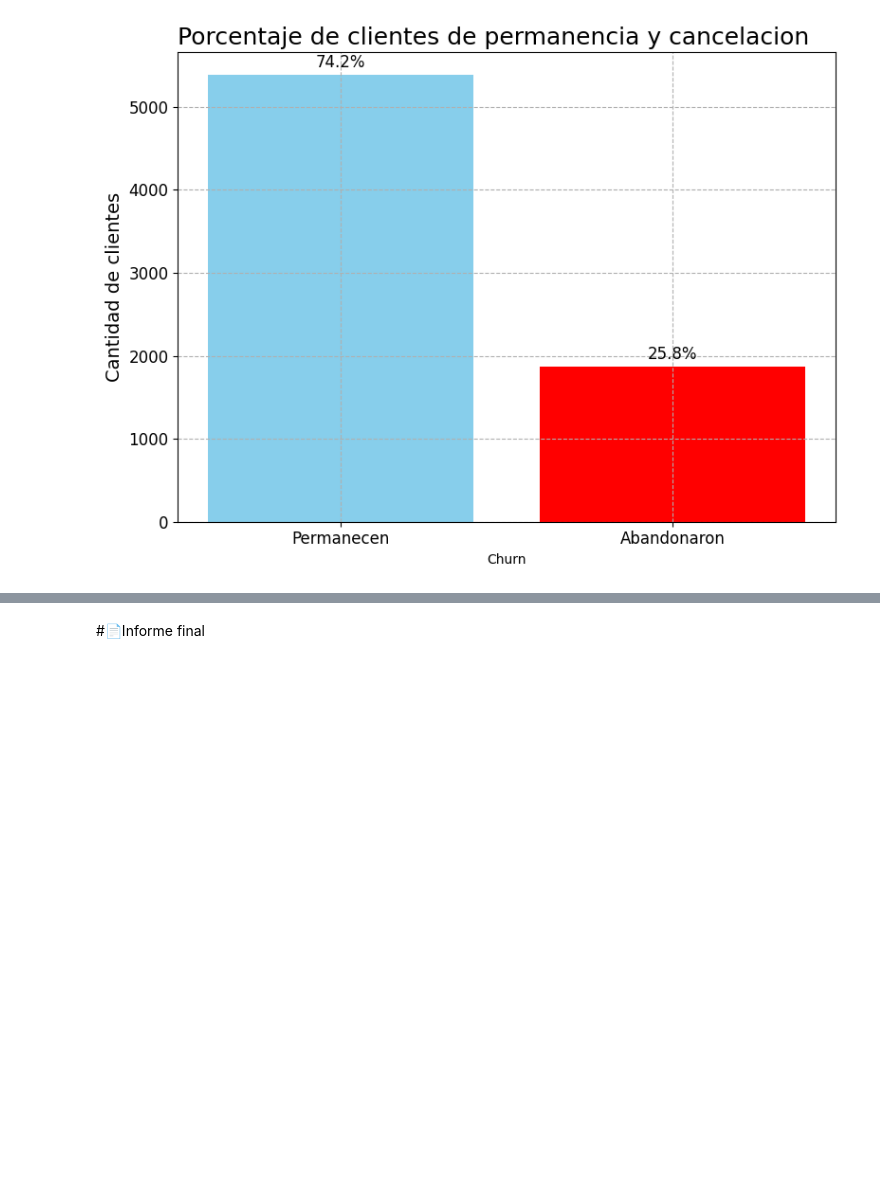
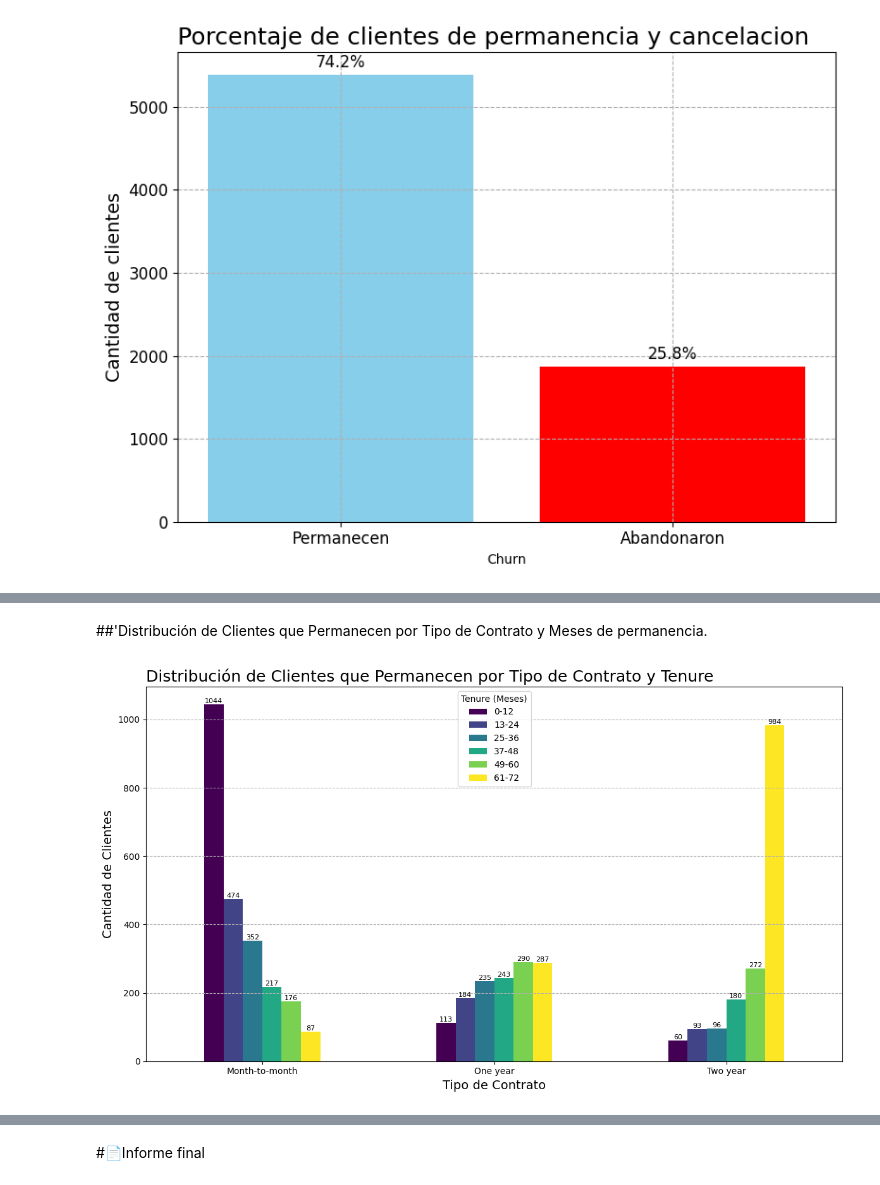
Before and after one commit to AlexTovar31/Challenge_Telecom_X, a Jupyter notebook: TelecomX_LATAM.ipynb, the cells around one changed output, grey strips where cells are left out. Drawn from its saved outputs; the diff is of its cells as text; code cells hidden in the pictures; blank space fills up the shorter version.

```diff
--- a/TelecomX_LATAM.ipynb
+++ b/TelecomX_LATAM.ipynb
@@ -313,0 +317,37 @@ plt.show()
+# %% [markdown]
+##'Distribución de Clientes que Permanecen por Tipo de Contrato y Meses de permanencia.
+# %%
+# prompt: de acuerdo a la grafica anterior neceisto una grafica de barras por tipo de contrato de los que permanecen con la columna  tenure
+
+# Filtrar los clientes que permanecen (Churn == 'No')
+telecom_permanecen = telecom[telecom['Churn'] == 'No'].copy()
+
+# Crear bins para la columna 'tenure'
+# Puedes ajustar los bins según la distribución de tus datos
+bins = [0, 12, 24, 36, 48, 60, 72]
+labels = ['0-12', '13-24', '25-36', '37-48', '49-60', '61-72']
+
+telecom_permanecen['tenure_group'] = pd.cut(telecom_permanecen['tenure'], bins=bins, labels=labels, right=True, include_lowest=True)
+
+# Agrupar por tipo de contrato y grupo de 'tenure' y contar ocurrencias
+contract_tenure = telecom_permanecen.groupby(['Contract', 'tenure_group']).size().unstack(fill_value=0)
+
+# Crear la gráfica de barras apiladas
+ax = contract_tenure.plot(kind='bar', figsize=(12, 7), colormap='viridis')
+
+# Etiquetas y título
+ax.set_title('Distribución de Clientes que Permanecen por Tipo de Contrato y Tenure', loc='left', fontsize=18)
+ax.set_xlabel('Tipo de Contrato', fontsize=14)
+ax.set_ylabel('Cantidad de Clientes', fontsize=14)
+ax.tick_params(axis='x', rotation=0)
+ax.legend(title='Tenure (Meses)')
+
+# Mostrar el número de clientes en cada segmento de barra
+for container in ax.containers:
+    ax.bar_label(container, fmt='%d', label_type='edge', fontsize=8)
+
+ax.grid(axis='y', linestyle='--')
+plt.tight_layout()
+plt.show()
+# %% [output]
+[figure, added]
```
Also changed, not shown: parts of 10 cells of this notebook.
